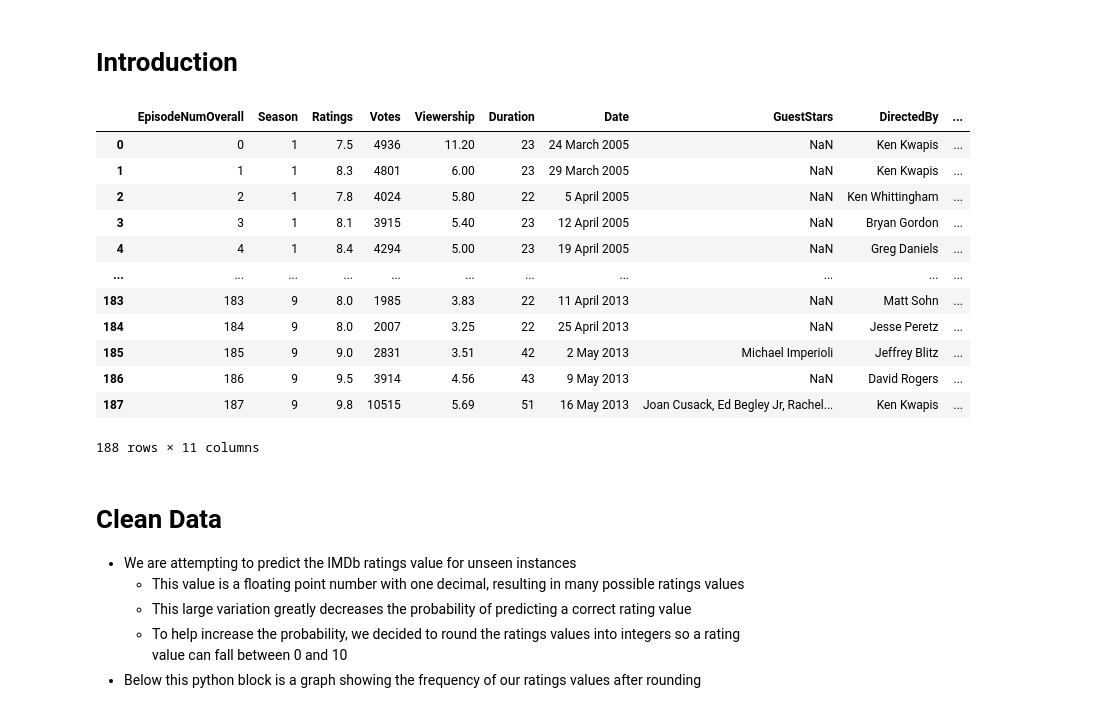
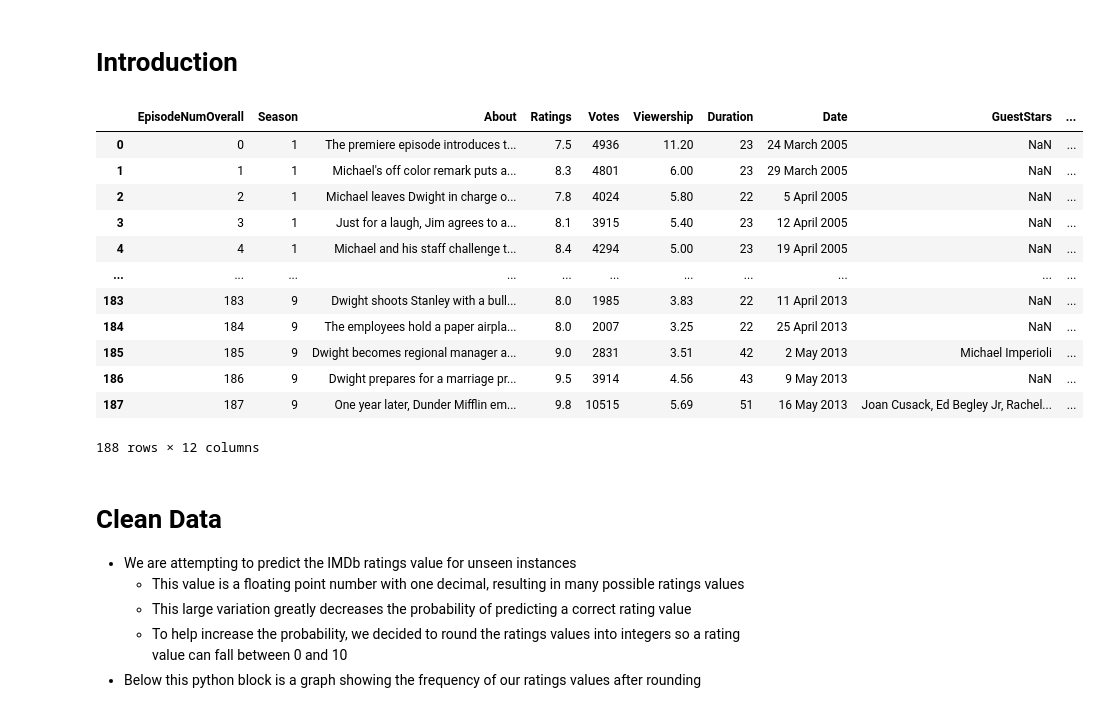
Before and after one commit to cdeide/CPSC-322-Final-Project, a Jupyter notebook: project_review.ipynb, the cells around one changed output. Cells and saved outputs as stored; diff of their text form; code cells hidden in the pictures.

```diff
--- a/project_review.ipynb
+++ b/project_review.ipynb
@@ -32,41 +32,40 @@ from classifier_models.classifiers import MyNaiveBayesClassifier as NaiveBayes_c
 # %%
 # Read the data from file
 the_office_data_1 = pd.read_csv('./data/the_office_series.csv')
 the_office_data_2 = pd.read_csv('./data/the_office_episodes.csv')
 
 # Remove unwanted attributes from the two tables
 # From dataframe 1
 the_office_data_1.pop("EpisodeTitle")
 the_office_data_1.pop("Director")
 the_office_data_1.pop("Writers")
 # Want to descritize the about string into continuous values in the final project
-the_office_data_1.pop("About")
 
 # From dataframe 2
 the_office_data_2.pop("Season")
 the_office_data_2.pop("EpisodeNumInSeason")
 the_office_data_2.pop("Title")
 the_office_data_2.pop("OriginalAirDate")
 the_office_data_2.pop("ProdCode")
 
 # Join the data on the EpisodeNumOverall attribute
     # Serves as a unique id
 the_office_data = pd.merge(the_office_data_1, the_office_data_2, on="EpisodeNumOverall", how="outer")
 display(the_office_data)
 # %% [output]
-|  | EpisodeNumOverall | Season | Ratings | Votes | Viewership | Duration | Date | GuestStars | DirectedBy | ... |
-| 0 | 0 | 1 | 7.5 | 4936 | 11.20 | 23 | 24 March 2005 | NaN | Ken Kwapis | ... |
-| 1 | 1 | 1 | 8.3 | 4801 | 6.00 | 23 | 29 March 2005 | NaN | Ken Kwapis | ... |
-| 2 | 2 | 1 | 7.8 | 4024 | 5.80 | 22 | 5 April 2005 | NaN | Ken Whittingham | ... |
-| 3 | 3 | 1 | 8.1 | 3915 | 5.40 | 23 | 12 April 2005 | NaN | Bryan Gordon | ... |
-| 4 | 4 | 1 | 8.4 | 4294 | 5.00 | 23 | 19 April 2005 | NaN | Greg Daniels | ... |
+|  | EpisodeNumOverall | Season | About | Ratings | Votes | Viewership | Duration | Date | GuestStars | ... |
+| 0 | 0 | 1 | The premiere episode introduces t... | 7.5 | 4936 | 11.20 | 23 | 24 March 2005 | NaN | ... |
+| 1 | 1 | 1 | Michael's off color remark puts a... | 8.3 | 4801 | 6.00 | 23 | 29 March 2005 | NaN | ... |
+| 2 | 2 | 1 | Michael leaves Dwight in charge o... | 7.8 | 4024 | 5.80 | 22 | 5 April 2005 | NaN | ... |
+| 3 | 3 | 1 | Just for a laugh, Jim agrees to a... | 8.1 | 3915 | 5.40 | 23 | 12 April 2005 | NaN | ... |
+| 4 | 4 | 1 | Michael and his staff challenge t... | 8.4 | 4294 | 5.00 | 23 | 19 April 2005 | NaN | ... |
 | ... | ... | ... | ... | ... | ... | ... | ... | ... | ... | ... |
-| 183 | 183 | 9 | 8.0 | 1985 | 3.83 | 22 | 11 April 2013 | NaN | Matt Sohn | ... |
-| 184 | 184 | 9 | 8.0 | 2007 | 3.25 | 22 | 25 April 2013 | NaN | Jesse Peretz | ... |
-| 185 | 185 | 9 | 9.0 | 2831 | 3.51 | 42 | 2 May 2013 | Michael Imperioli | Jeffrey Blitz | ... |
-| 186 | 186 | 9 | 9.5 | 3914 | 4.56 | 43 | 9 May 2013 | NaN | David Rogers | ... |
-| 187 | 187 | 9 | 9.8 | 10515 | 5.69 | 51 | 16 May 2013 | Joan Cusack, Ed Begley Jr, Rachel... | Ken Kwapis | ... |
+| 183 | 183 | 9 | Dwight shoots Stanley with a bull... | 8.0 | 1985 | 3.83 | 22 | 11 April 2013 | NaN | ... |
+| 184 | 184 | 9 | The employees hold a paper airpla... | 8.0 | 2007 | 3.25 | 22 | 25 April 2013 | NaN | ... |
+| 185 | 185 | 9 | Dwight becomes regional manager a... | 9.0 | 2831 | 3.51 | 42 | 2 May 2013 | Michael Imperioli | ... |
+| 186 | 186 | 9 | Dwight prepares for a marriage pr... | 9.5 | 3914 | 4.56 | 43 | 9 May 2013 | NaN | ... |
+| 187 | 187 | 9 | One year later, Dunder Mifflin em... | 9.8 | 10515 | 5.69 | 51 | 16 May 2013 | Joan Cusack, Ed Begley Jr, Rachel... | ... |
-188 rows × 11 columns
+188 rows × 12 columns
 # %% [markdown]
 # Clean Data
 * We are attempting to predict the IMDb ratings value for unseen instances
```
Also changed, not shown: parts of 14 cells of this notebook, 2 other files.
